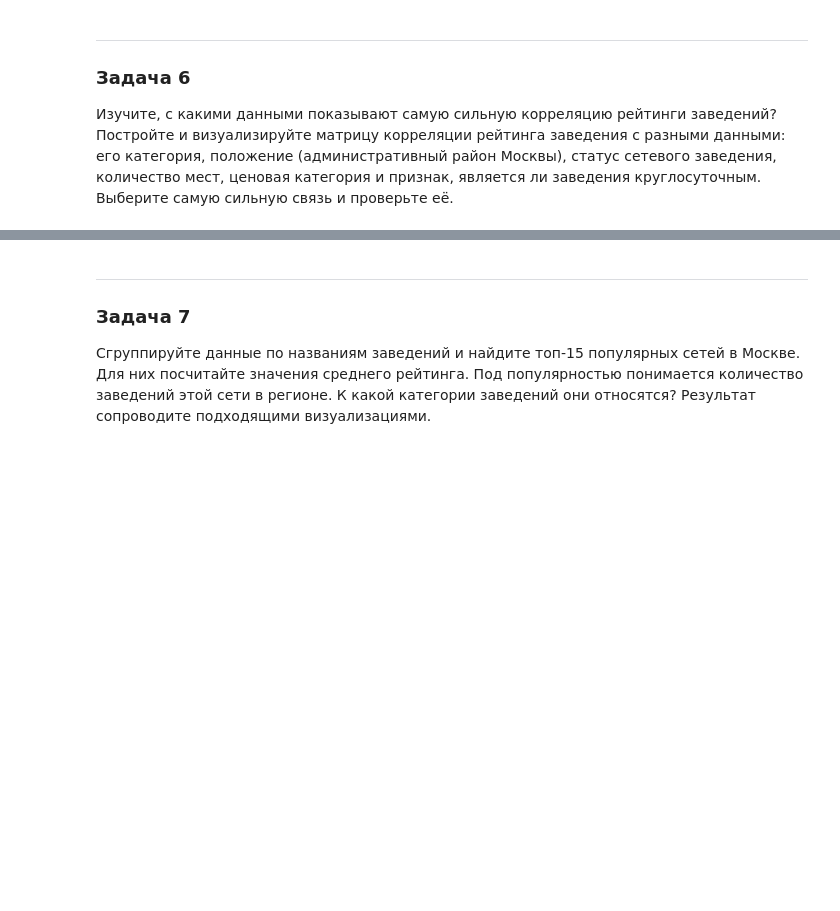
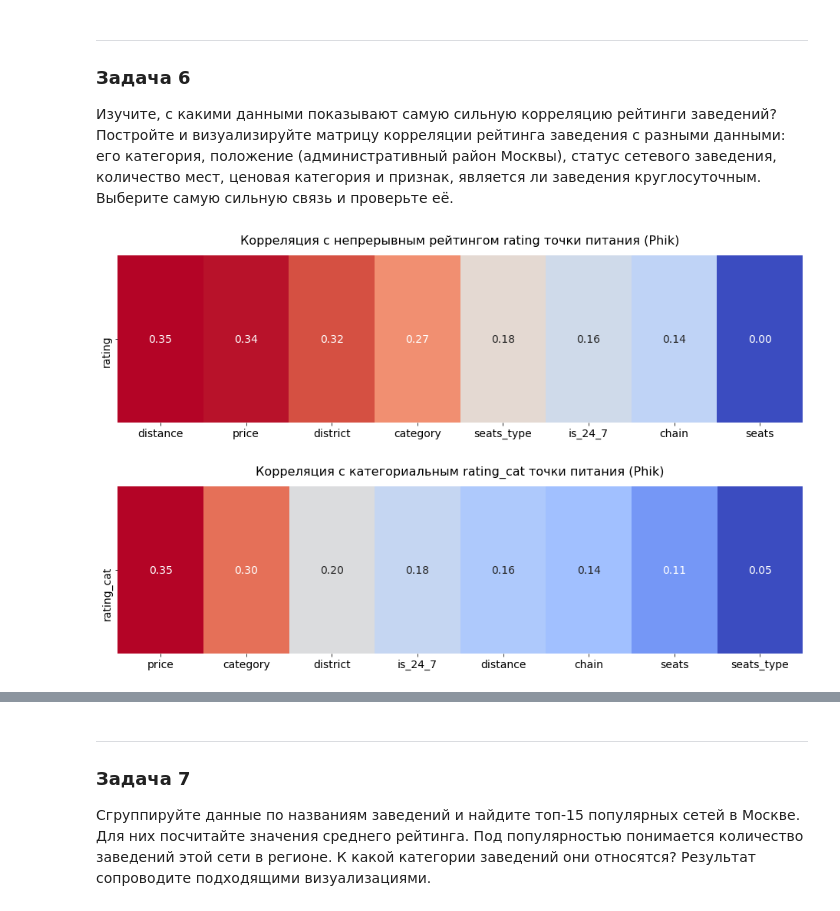
Before and after one commit to alexf2/yp_data_science_tasks, a Jupyter notebook: sprint7_pandas/sprint7_project_new.ipynb, the cells around one changed output, grey strips where cells are left out. Cells and saved outputs as stored; diff of their text form; code cells hidden in the pictures; blank space fills up the shorter version.

```diff
--- a/sprint7_pandas/sprint7_project_new.ipynb
+++ b/sprint7_pandas/sprint7_project_new.ipynb
@@ -1195,3 +1199,36 @@ plt.show()
 ### Задача 6
 
 Изучите, с какими данными показывают самую сильную корреляцию рейтинги заведений? Постройте и визуализируйте матрицу корреляции рейтинга заведения с разными данными: его категория, положение (административный район Москвы), статус сетевого заведения, количество мест, ценовая категория и признак, является ли заведения круглосуточным. Выберите самую сильную связь и проверьте её.
+# %%
+cols = [
+    'rating', 'rating_cat', 'category', 'district', 'distance', 'chain',
+     'seats', 'seats_type', 'price', 'is_24_7',
+]
+interval_cols = ['seats_type', 'is_24_7']
+# interval_cols = []
+
+def show_phink_matrix_in(df, cols, interval_cols, name, drop_names):
+    pm = df[cols].phik_matrix(interval_cols=interval_cols)
+    rating_corrs = pm[name].sort_values(ascending=False)
+    # транспонируем, чтобы рисовалось слева на право
+    plot_data = rating_corrs.to_frame().drop(drop_names).T
+
+    plt.figure(figsize=(16, 4))
+    ax = sns.heatmap(plot_data, annot=True, fmt=".2f", cmap='coolwarm', cbar=False, annot_kws={'size': 14})
+
+    ax.tick_params(axis='both', which='major', labelsize=14)
+    plt.ylabel('')
+
+    return plt, rating_corrs
+
+
+plt, matrix = show_phink_matrix_in(rest_df, cols, interval_cols, 'rating', ['rating', 'rating_cat'])
+plt.title('Корреляция с непрерывным рейтингом rating точки питания (Phik)', fontsize=16, pad=15)
+plt.show()
+
+plt, matrix = show_phink_matrix_in(rest_df, cols, interval_cols, 'rating_cat', ['rating', 'rating_cat'])
+plt.title('Корреляция с категориальным rating_cat точки питания (Phik)', fontsize=16, pad=15)
+plt.show()
+# %% [output]
+[figure, added]
+[figure, added]
```
Also changed, not shown: parts of 35 cells of this notebook.
